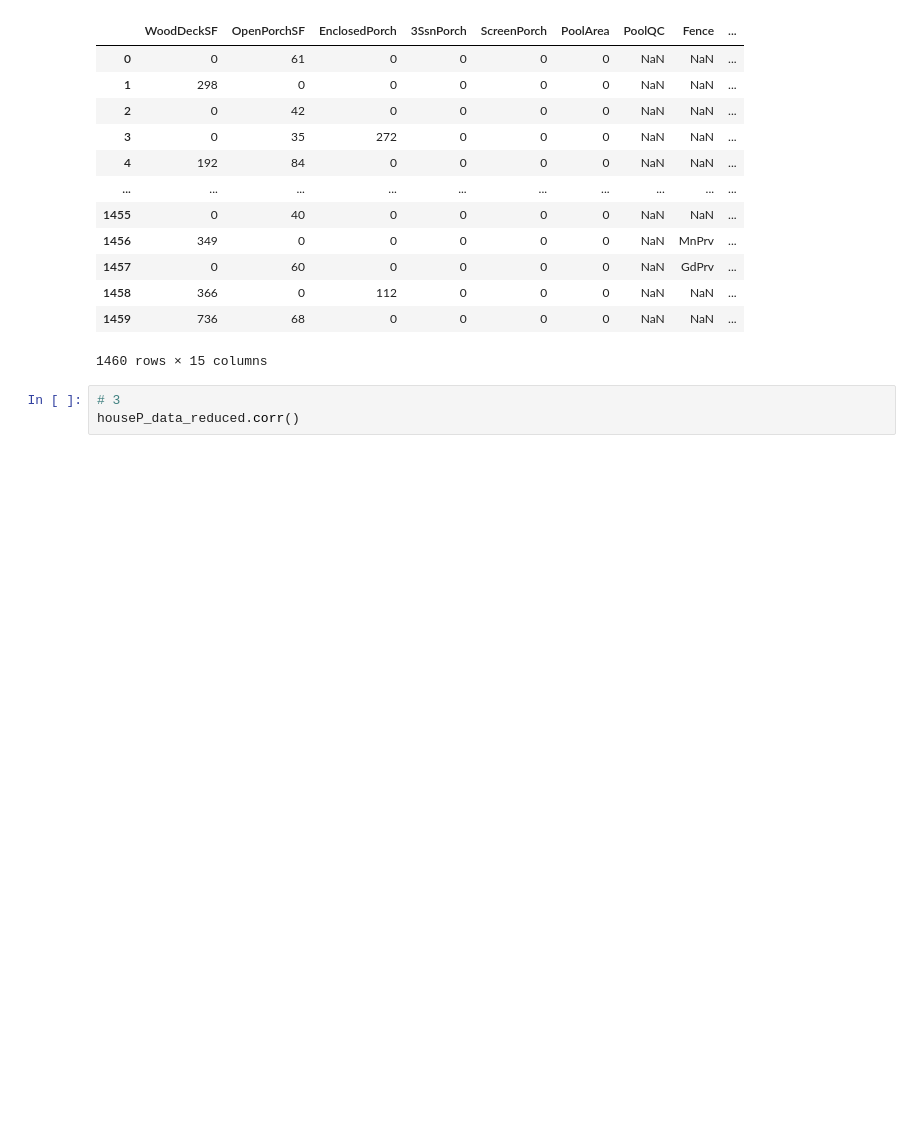
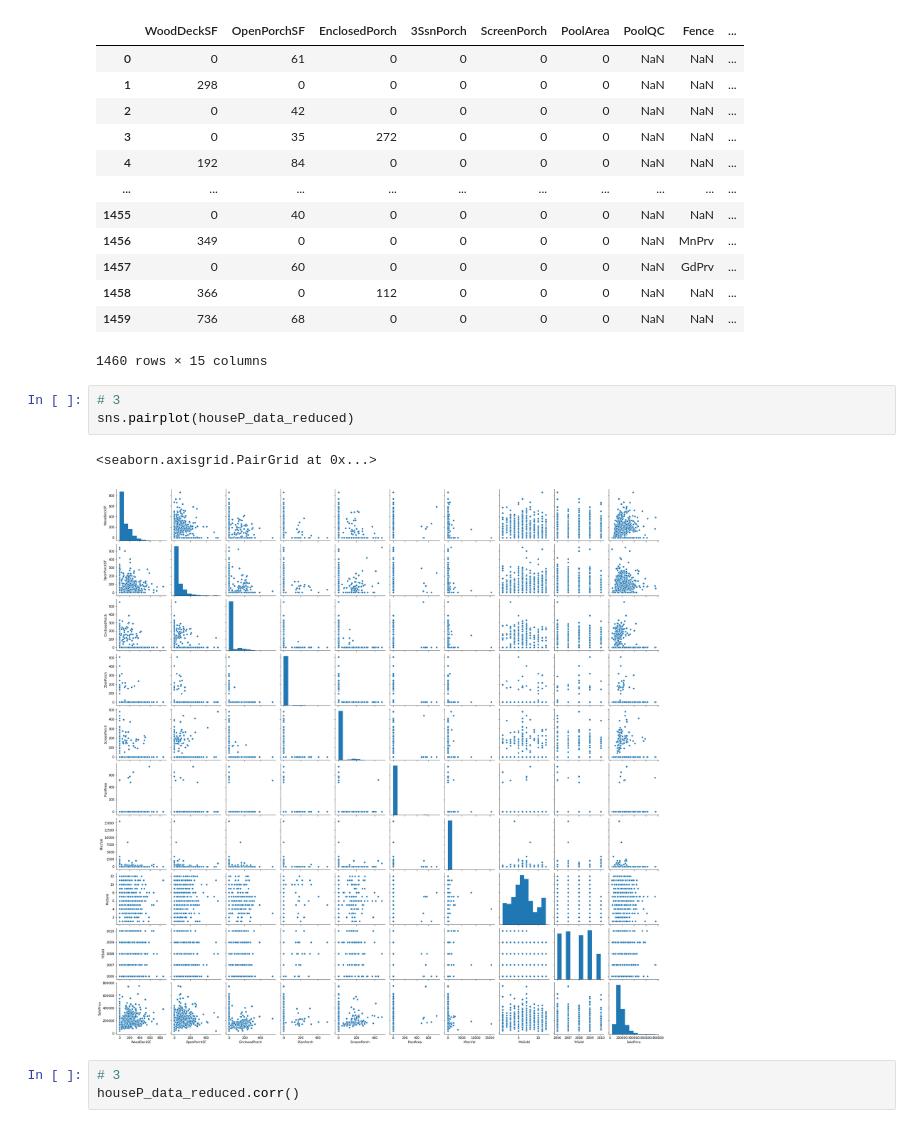
Before and after one commit to syvtoto/BigData, a Jupyter notebook: BigData_20-04.ipynb, the cells around one changed output. Cells and saved outputs as stored; diff of their text form; blank space fills up the shorter version.

```diff
--- a/BigData_20-04.ipynb
+++ b/BigData_20-04.ipynb
@@ -290,6 +293,12 @@ houseP_data_reduced
 | 1458 | 366 | 0 | 112 | 0 | 0 | 0 | NaN | NaN | ... |
 | 1459 | 736 | 68 | 0 | 0 | 0 | 0 | NaN | NaN | ... |
 1460 rows × 15 columns
+# %%
+# 3
+sns.pairplot(houseP_data_reduced)
+# %% [output]
+<seaborn.axisgrid.PairGrid at 0x...>
+[figure, added]
 # %%
 # 3
 houseP_data_reduced.corr()
```
Also changed, not shown: parts of 7 cells of this notebook.
